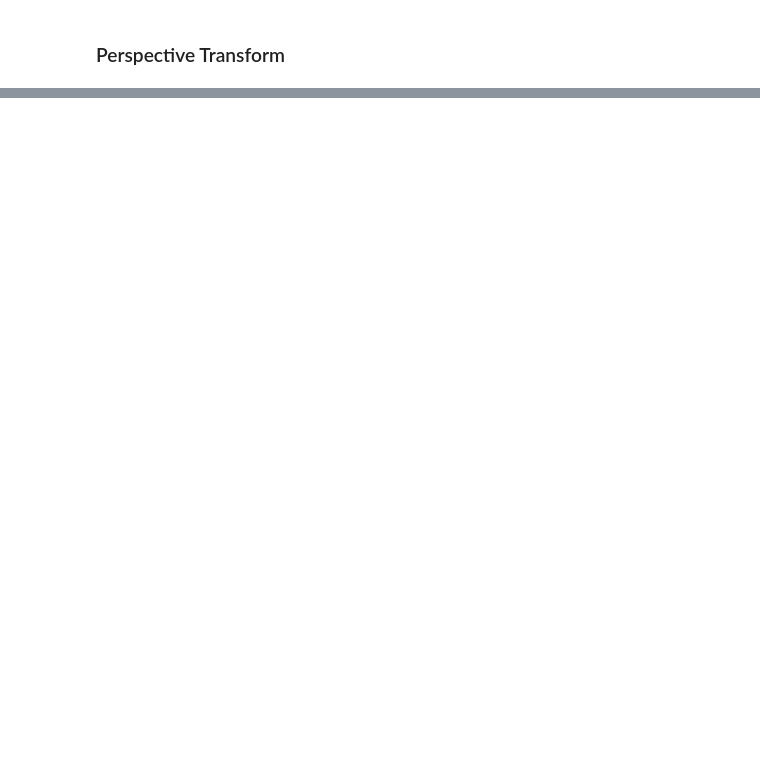
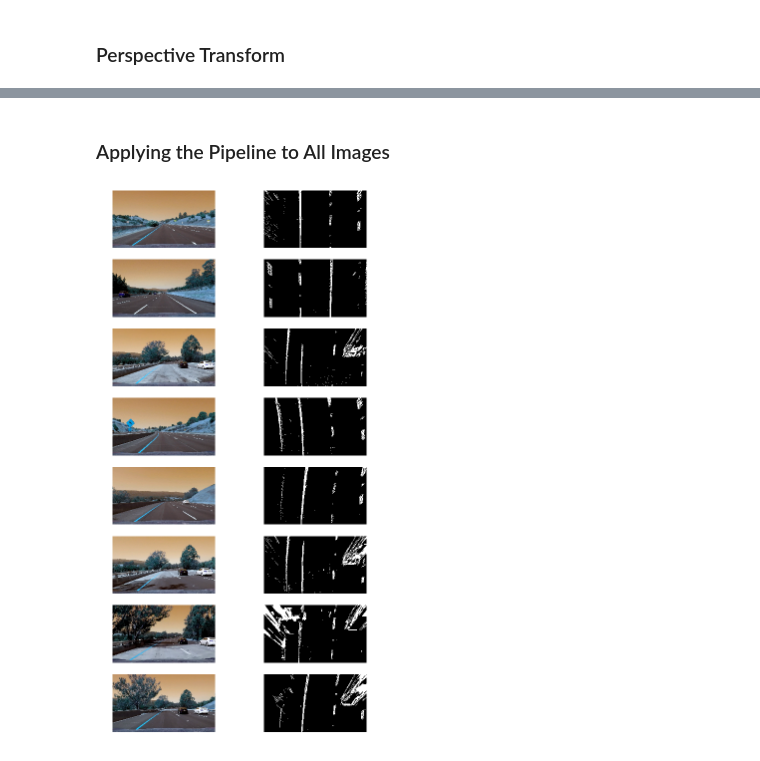
Before and after one commit to julson/CarND-Advanced-Lane-Lines, a Jupyter notebook: detect_lanes.ipynb, the cells around one changed output, grey strips where cells are left out. Saved outputs shown, nothing was run; the diff lists cells and outputs as text; code cells hidden in the pictures; blank space fills up the shorter version.

```diff
--- a/detect_lanes.ipynb
+++ b/detect_lanes.ipynb
@@ -146,0 +162,22 @@ axis2.imshow(transformed)
+# %% [markdown]
+### Applying the Pipeline to All Images
+# %%
+img_files = glob.glob('./test_images/*.jpg')
+
+grid, axes = plt.subplots(len(img_files), 2, figsize=(10, 20))
+axes = axes.ravel()
+
+idx = 0
+for f in img_files:
+    img = cv2.imread(f)
+
+    axes[idx].axis('off')
+    axes[idx].imshow(img)
+    idx += 1
+
+    result, minV = pipeline(img)
+    axes[idx].axis('off')
+    axes[idx].imshow(result, cmap='gray')
+    idx += 1
+# %% [output]
+[figure, added]
```
Also changed, not shown: parts of 19 cells of this notebook, 10 other files.
